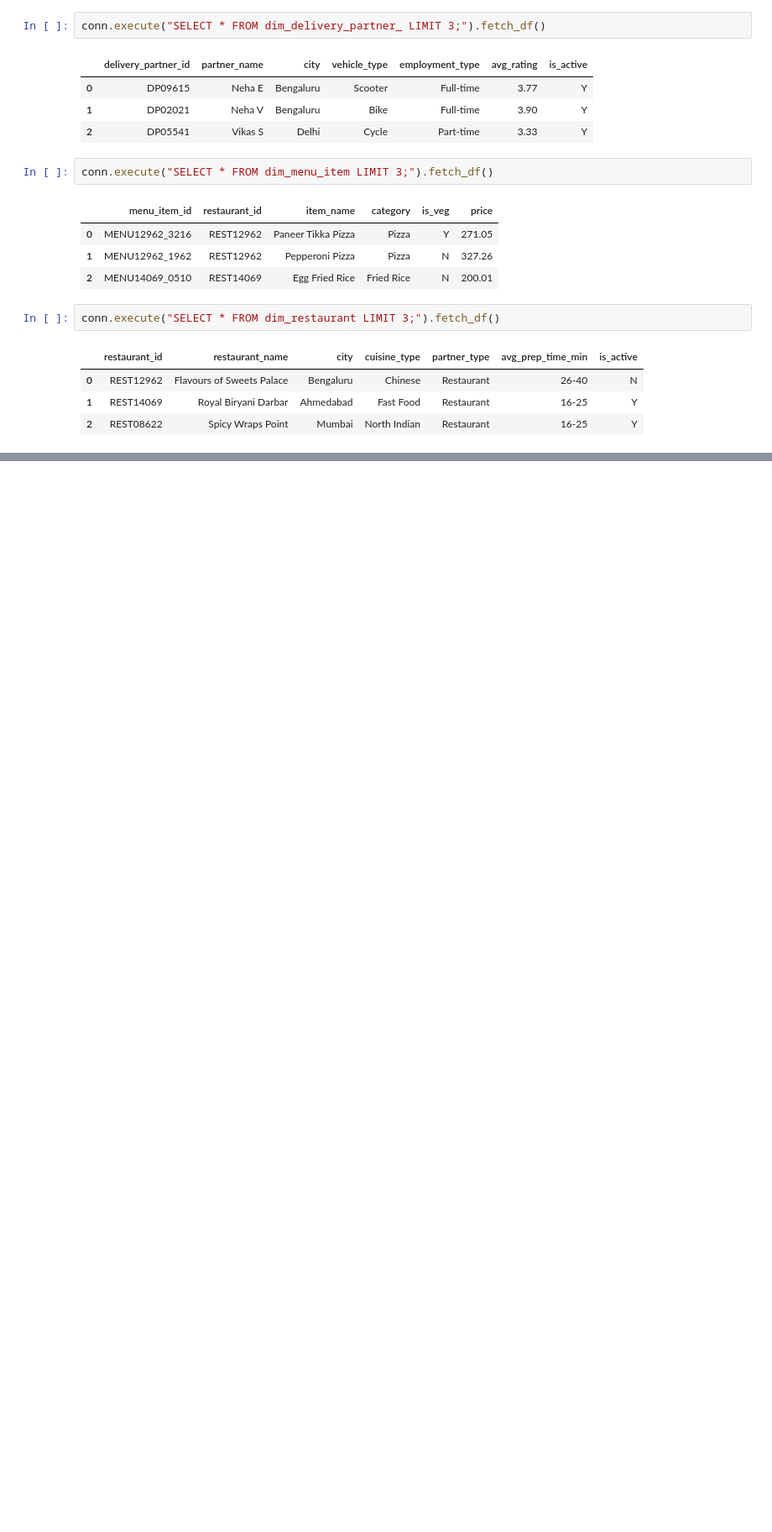
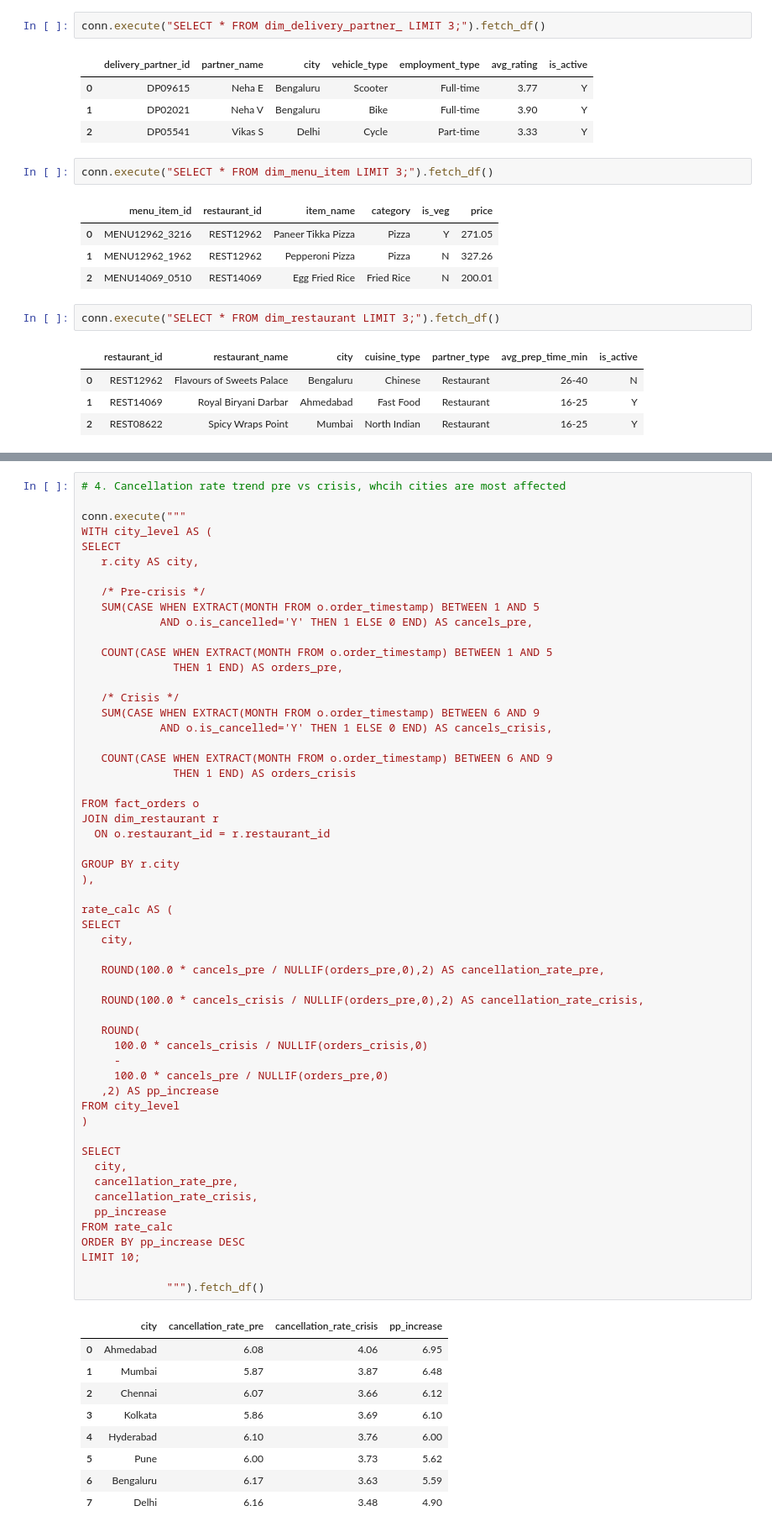
Before and after one commit to Joyan9/Crisis-Recovery-Data-Analytics-Project, a Jupyter notebook: EDA.ipynb, the cells around one changed output, grey strips where cells are left out. Shown at 84% size. Saved outputs shown, nothing was run; the diff lists cells and outputs as text; blank space fills up the shorter version.

```diff
--- a/EDA.ipynb
+++ b/EDA.ipynb
@@ -120,0 +281,65 @@ conn.execute("SELECT * FROM dim_restaurant LIMIT 3;").fetch_df()
+# %%
+# 4. Cancellation rate trend pre vs crisis, whcih cities are most affected
+
+conn.execute("""
+WITH city_level AS (
+SELECT
+   r.city AS city,
+
+   /* Pre-crisis */
+   SUM(CASE WHEN EXTRACT(MONTH FROM o.order_timestamp) BETWEEN 1 AND 5
+            AND o.is_cancelled='Y' THEN 1 ELSE 0 END) AS cancels_pre,
+
+   COUNT(CASE WHEN EXTRACT(MONTH FROM o.order_timestamp) BETWEEN 1 AND 5
+              THEN 1 END) AS orders_pre,
+
+   /* Crisis */
+   SUM(CASE WHEN EXTRACT(MONTH FROM o.order_timestamp) BETWEEN 6 AND 9
+            AND o.is_cancelled='Y' THEN 1 ELSE 0 END) AS cancels_crisis,
+
+   COUNT(CASE WHEN EXTRACT(MONTH FROM o.order_timestamp) BETWEEN 6 AND 9
+              THEN 1 END) AS orders_crisis
+
+FROM fact_orders o
+JOIN dim_restaurant r
+  ON o.restaurant_id = r.restaurant_id
+
+GROUP BY r.city
+),
+
+rate_calc AS (
+SELECT
+   city,
+
+   ROUND(100.0 * cancels_pre / NULLIF(orders_pre,0),2) AS cancellation_rate_pre,
+
+   ROUND(100.0 * cancels_crisis / NULLIF(orders_pre,0),2) AS cancellation_rate_crisis,
+
+   ROUND(
+     100.0 * cancels_crisis / NULLIF(orders_crisis,0)
+     -
+     100.0 * cancels_pre / NULLIF(orders_pre,0)
+   ,2) AS pp_increase
+FROM city_level
+)
+
+SELECT
+  city,
+  cancellation_rate_pre,
+  cancellation_rate_crisis,
+  pp_increase
+FROM rate_calc
+ORDER BY pp_increase DESC
+LIMIT 10;
+
+             """).fetch_df()
+# %% [output]
+|  | city | cancellation_rate_pre | cancellation_rate_crisis | pp_increase |
+| 0 | Ahmedabad | 6.08 | 4.06 | 6.95 |
+| 1 | Mumbai | 5.87 | 3.87 | 6.48 |
+| 2 | Chennai | 6.07 | 3.66 | 6.12 |
+| 3 | Kolkata | 5.86 | 3.69 | 6.10 |
+| 4 | Hyderabad | 6.10 | 3.76 | 6.00 |
+| 5 | Pune | 6.00 | 3.73 | 5.62 |
+| 6 | Bengaluru | 6.17 | 3.63 | 5.59 |
+| 7 | Delhi | 6.16 | 3.48 | 4.90 |
```
Also changed, not shown: parts of 13 cells of this notebook, 2 other files.
